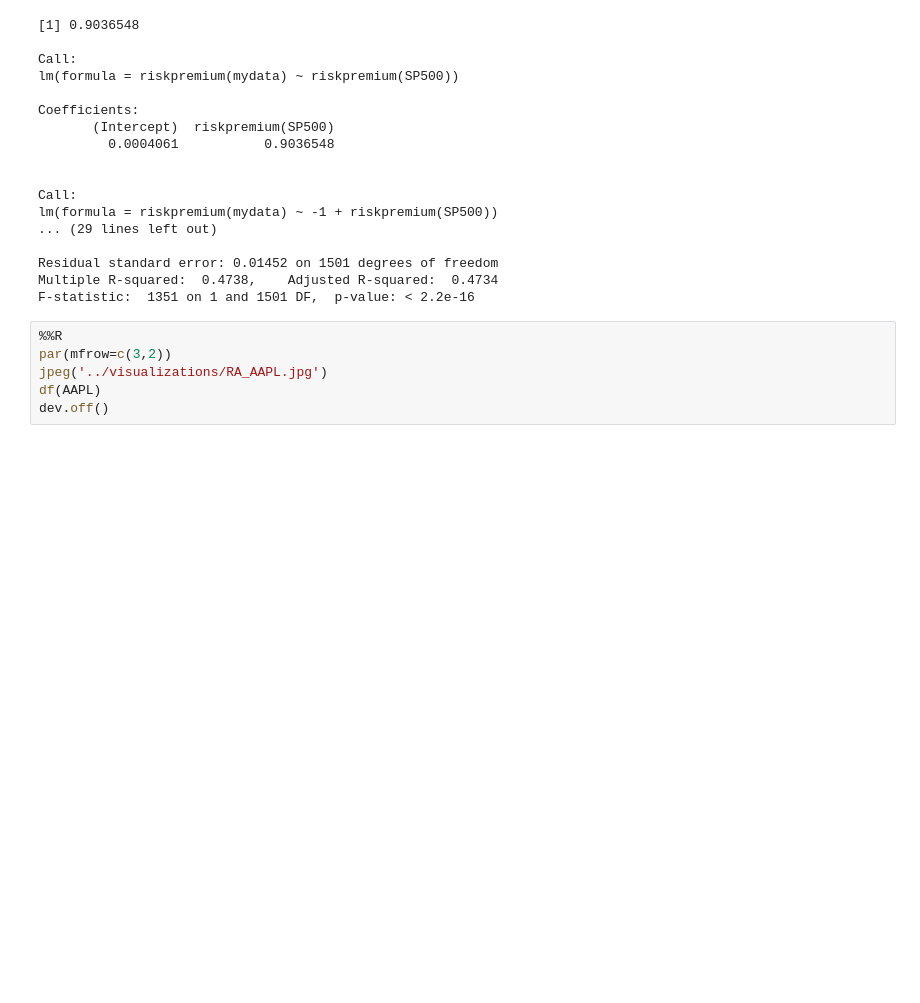
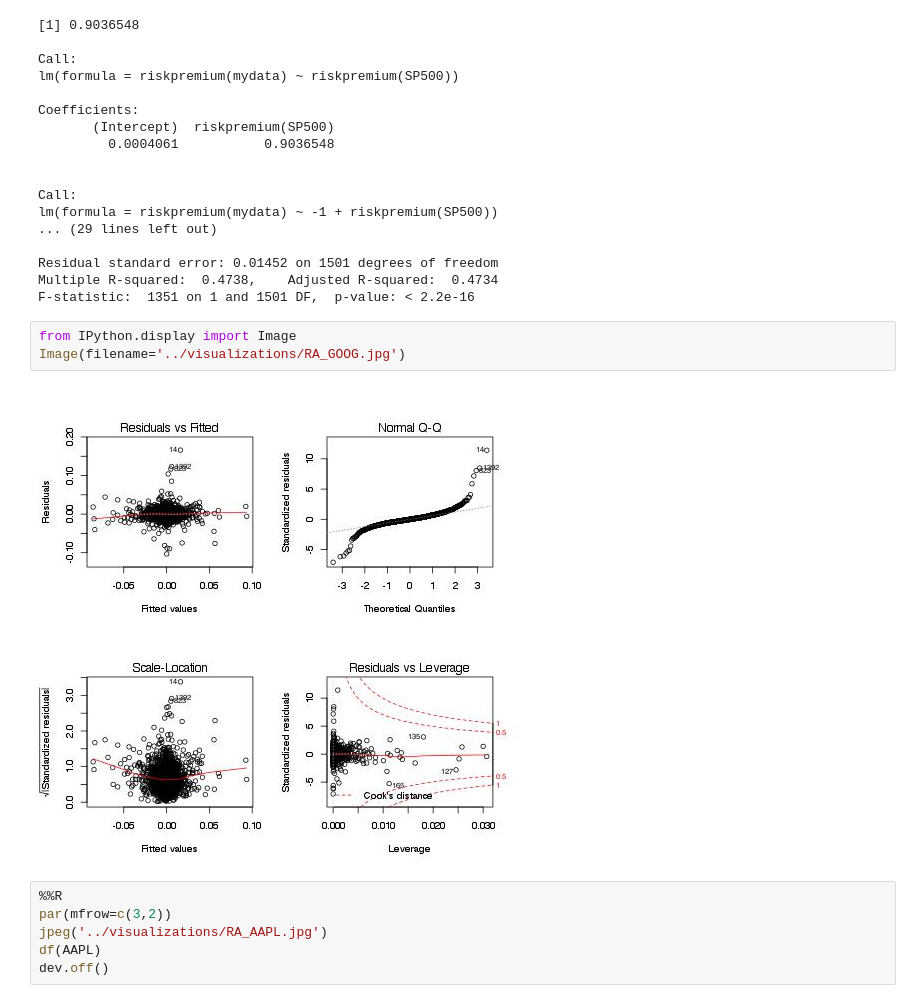
Before and after one commit to linuslin1/INNOVA, a Jupyter notebook: notebooks/NB3_data_analysis.ipynb, the cells around one changed output. Drawn from its saved outputs; the diff is of its cells as text; blank space fills up the shorter version.

```diff
--- a/notebooks/NB3_data_analysis.ipynb
+++ b/notebooks/NB3_data_analysis.ipynb
@@ -367,6 +375,11 @@ lm(formula = riskpremium(mydata) ~ -1 + riskpremium(SP500))
 Residual standard error: 0.01452 on 1501 degrees of freedom
 Multiple R-squared:  0.4738,    Adjusted R-squared:  0.4734
 F-statistic:  1351 on 1 and 1501 DF,  p-value: < 2.2e-16
+# %%
+from IPython.display import Image
+Image(filename='../visualizations/RA_GOOG.jpg')
+# %% [output]
+[figure, added]
 # %%
 %%R
 par(mfrow=c(3,2))
```
Also changed, not shown: parts of 20 cells of this notebook.
